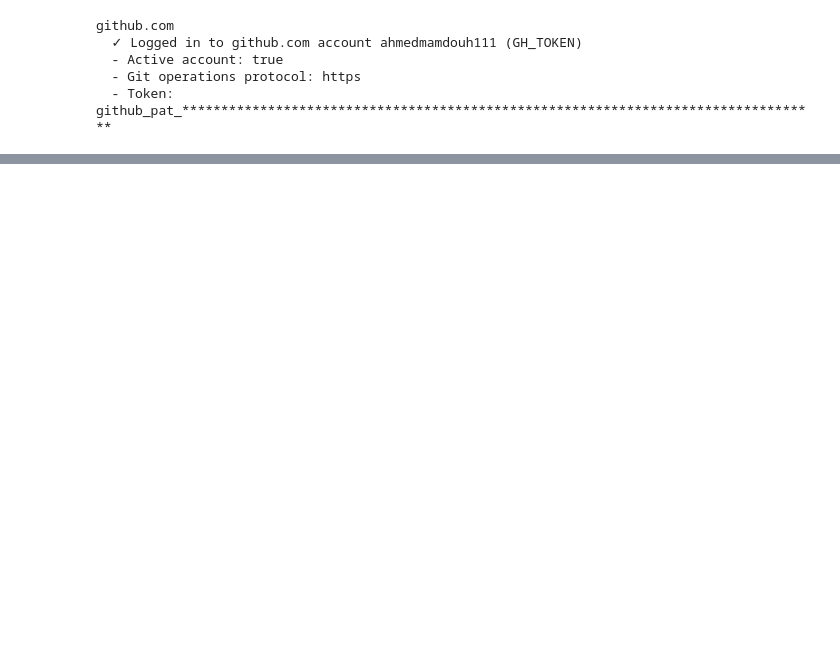
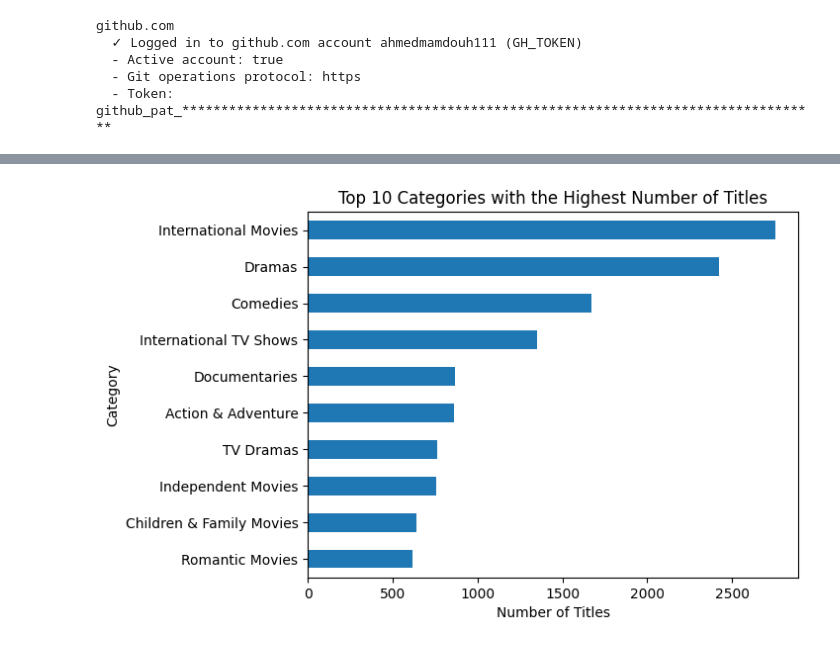
Before and after one commit to ahmedmamdouh111/Netflix-data-science-internship, a Jupyter notebook: Netflix_Data_Science_Internship.ipynb, the cells around one changed output, grey strips where cells are left out. Saved outputs shown, nothing was run; the diff lists cells and outputs as text; code cells hidden in the pictures; blank space fills up the shorter version.

```diff
--- a/Netflix_Data_Science_Internship.ipynb
+++ b/Netflix_Data_Science_Internship.ipynb
@@ -411,0 +498,2 @@ branch 'main' set up to track 'origin/main'.
+# %%
+categories = data['listed_in'].str.split(',').explode().str.strip()
@@ -411,0 +516,8 @@ branch 'main' set up to track 'origin/main'.
+# %%
+categories.value_counts().head(10).sort_values().plot(kind='barh')
+plt.title('Top 10 Categories with the Highest Number of Titles')
+plt.xlabel('Number of Titles')
+plt.ylabel('Category')
+plt.show()
+# %% [output]
+[figure, added]
```
Also changed, not shown: parts of 44 cells of this notebook.
